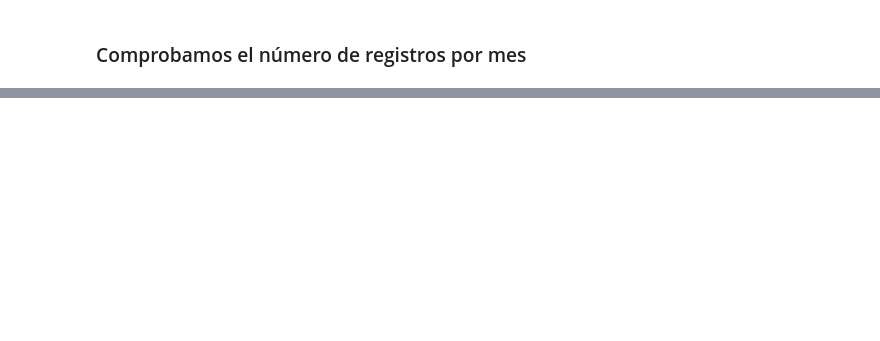
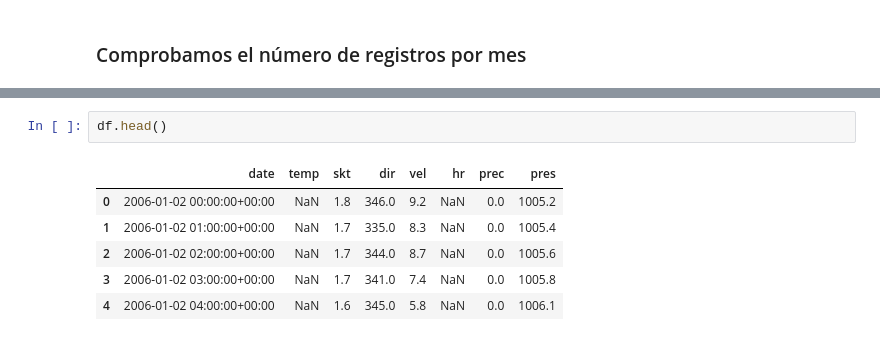
Before and after one commit to fjzamora93/AemetAntartida, a Jupyter notebook: 2.serial_dates.ipynb, the cells around one changed output, grey strips where cells are left out. Cells and saved outputs as stored; diff of their text form; blank space fills up the shorter version.

```diff
--- a/2.serial_dates.ipynb
+++ b/2.serial_dates.ipynb
@@ -71,0 +99,9 @@ df_agrupacion.head(24*20)
+# %%
+df.head()
+# %% [output]
+|  | date | temp | skt | dir | vel | hr | prec | pres |
+| 0 | 2006-01-02 00:00:00+00:00 | NaN | 1.8 | 346.0 | 9.2 | NaN | 0.0 | 1005.2 |
+| 1 | 2006-01-02 01:00:00+00:00 | NaN | 1.7 | 335.0 | 8.3 | NaN | 0.0 | 1005.4 |
+| 2 | 2006-01-02 02:00:00+00:00 | NaN | 1.7 | 344.0 | 8.7 | NaN | 0.0 | 1005.6 |
+| 3 | 2006-01-02 03:00:00+00:00 | NaN | 1.7 | 341.0 | 7.4 | NaN | 0.0 | 1005.8 |
+| 4 | 2006-01-02 04:00:00+00:00 | NaN | 1.6 | 345.0 | 5.8 | NaN | 0.0 | 1006.1 |
```
Also changed, not shown: parts of 8 cells of this notebook, 58 other files.
